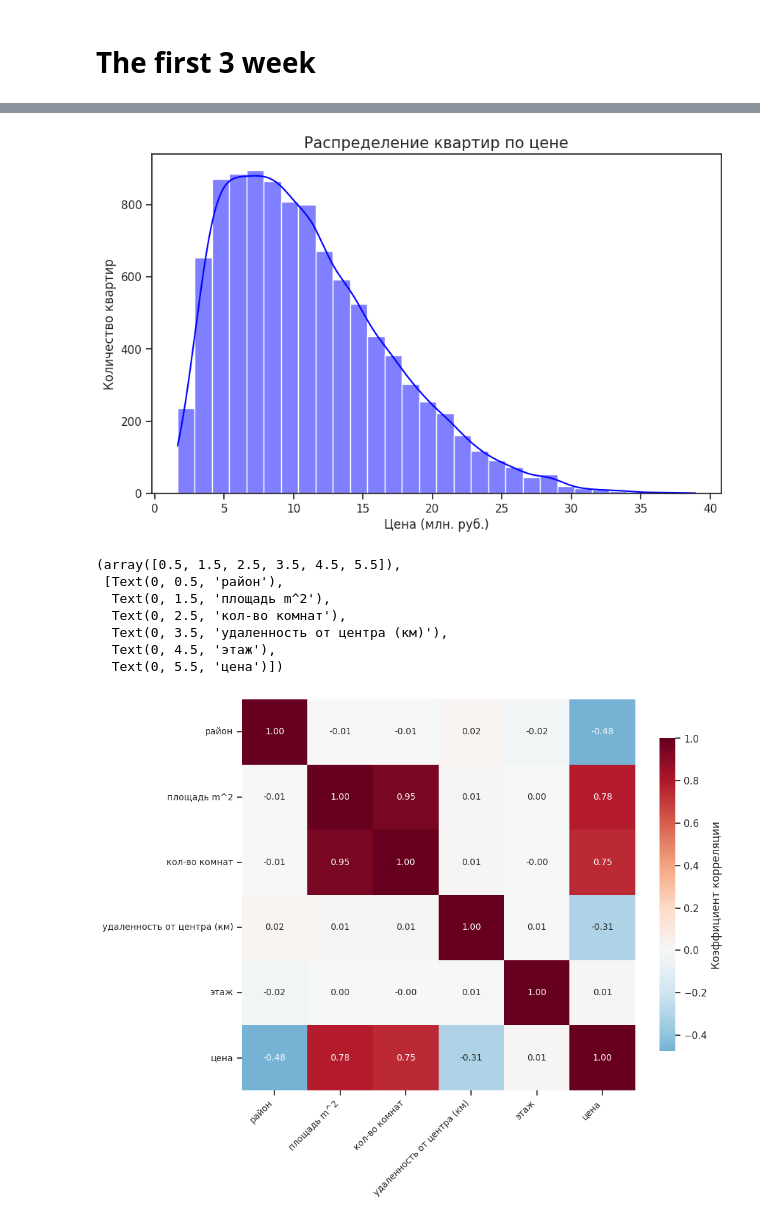
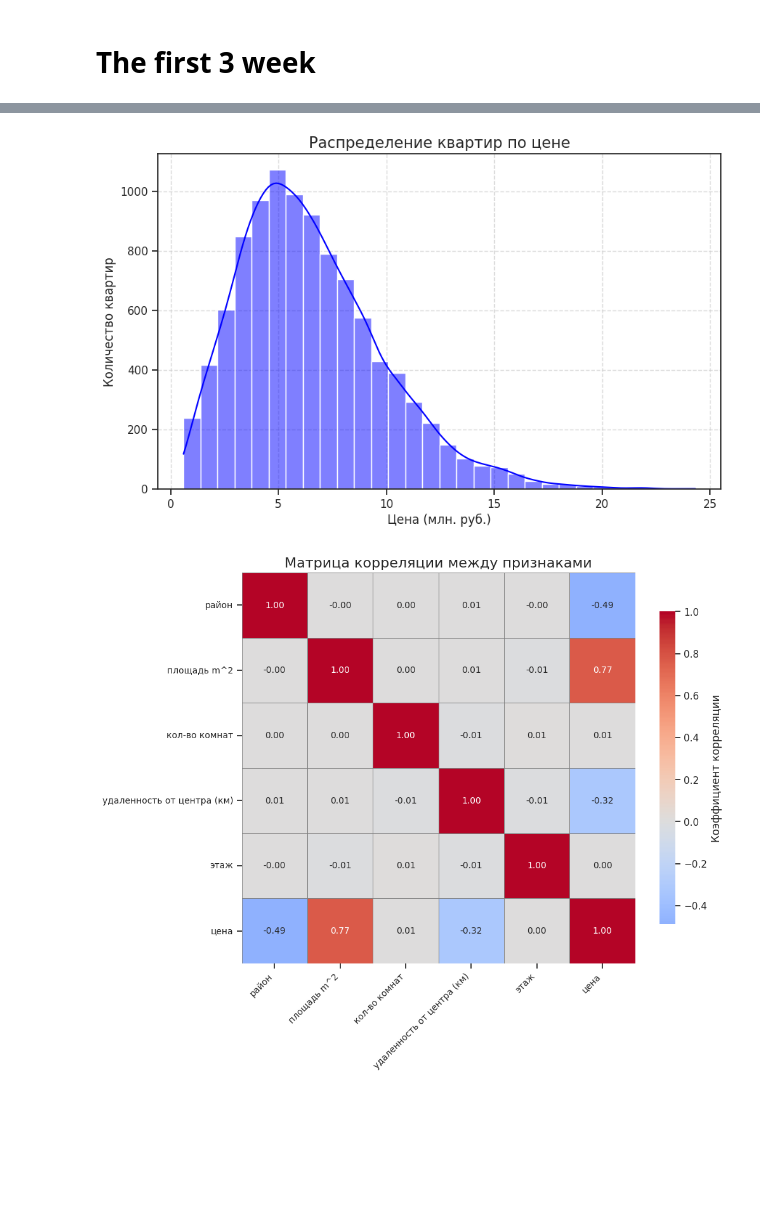
Before and after one commit to Muzzikon/WWML, a Jupyter notebook: WWML.ipynb, the cells around one changed output, grey strips where cells are left out. Saved outputs shown, nothing was run; the diff lists cells and outputs as text; code cells hidden in the pictures; blank space fills up the shorter version.

```diff
--- a/WWML.ipynb
+++ b/WWML.ipynb
@@ -17,7 +18,7 @@ def generate_apartment():
     mean_area = 50  # Средняя площадь
     std_area = 20   # Стандартное отклонение площади
     S = round(np.random.normal(mean_area, std_area), 1)
-    S = max(area, 10)  # Площадь не может быть меньше 10 м^2
+    S = max(S, 10)  # Площадь не может быть меньше 10 м^2
 
     base_m2_price = 150000
     loc_coeff = 1.7 - (location / 10)
@@ -58,6 +59,8 @@ print (data_set)
 [10001 rows x 6 columns]
 # %%
 #Гистограмма
+import matplotlib.pyplot as plt
+import seaborn as sns
 sns.set_theme(style="ticks", palette="pastel")
 plt.figure(figsize=(10,6))
 prices_in_millions = data_set["цена"] / 1_000_000
@@ -69,29 +72,28 @@ plt.ticklabel_format(style='plain', axis='x')
 plt.grid(True, linestyle='--', alpha=0.7)
 plt.show()
 # %% [output]
-[figure, old version]
+[figure, new version]
 # %%
 # Матрица корреляции
 correlation_matrix = data_set.corr()
 
 plt.figure(figsize=(10, 8))
 
 sns.heatmap(correlation_matrix,
             annot=True,
-            cmap='RdBu_r',
+            cmap='coolwarm',
             center=0,
             cbar_kws={"shrink": 0.8, "label": "Коэффициент корреляции"},
             fmt='.2f',
-            annot_kws={'size': 10})
+            annot_kws={'size': 10},
+
+            linewidths=0.5,
+            linecolor='gray')
 
 plt.xticks(rotation=45, ha='right', fontsize=10)
 plt.yticks(fontsize=10)
+
+plt.title("Матрица корреляции между признаками", fontsize=16)
+plt.show()
 # %% [output]
-(array([0.5, 1.5, 2.5, 3.5, 4.5, 5.5]),
- [Text(0, 0.5, 'район'),
-  Text(0, 1.5, 'площадь m^2'),
-  Text(0, 2.5, 'кол-во комнат'),
-  Text(0, 3.5, 'удаленность от центра (км)'),
-  Text(0, 4.5, 'этаж'),
-  Text(0, 5.5, 'цена')])
-[figure, old version]
+[figure, new version]
```
Also changed, not shown: parts of 2 cells of this notebook.
